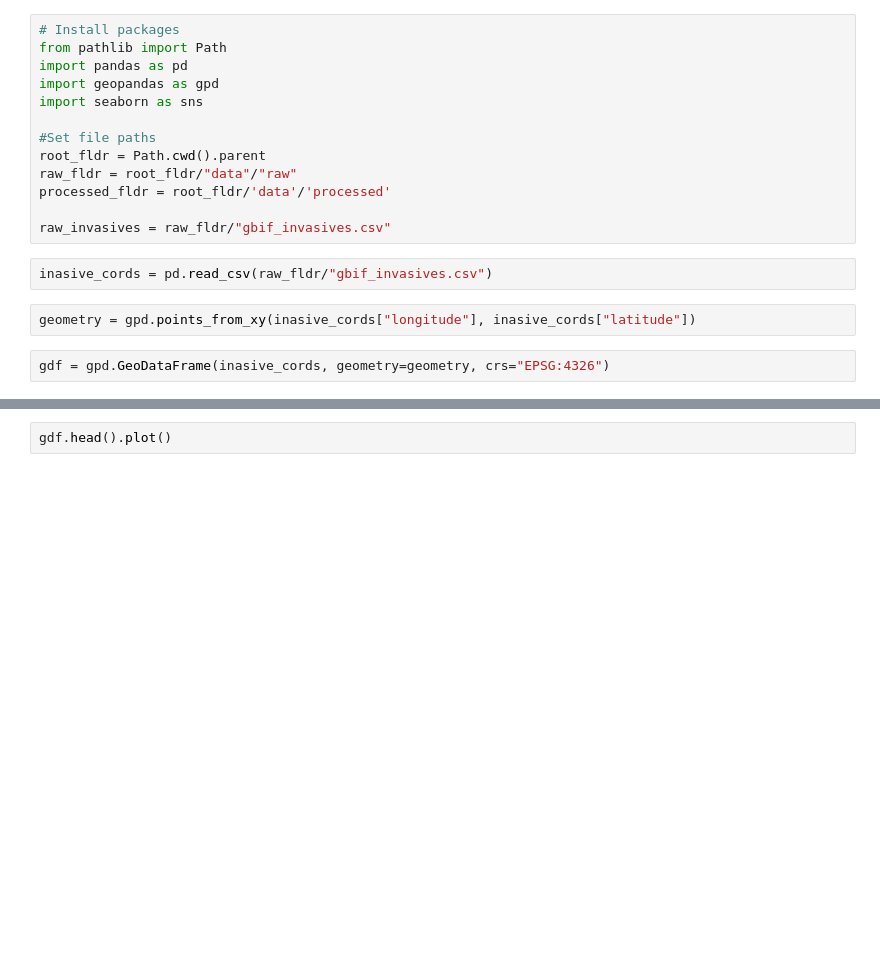
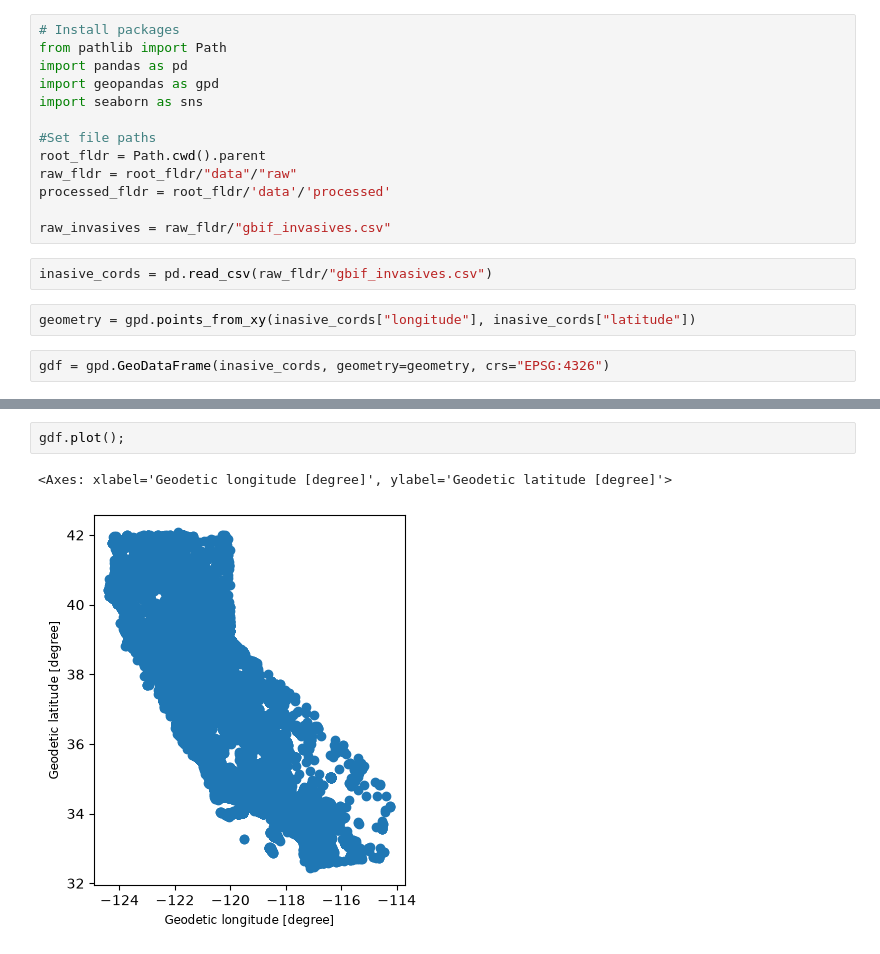
Before and after one commit to JoshG07/Goozman-Woock-Chu, a Jupyter notebook: project/invasives_cleaning.ipynb, the cells around one changed output, grey strips where cells are left out. Cells and saved outputs as stored; diff of their text form; blank space fills up the shorter version.

Commit message:
Ran invasives plot

```diff
--- a/project/invasives_cleaning.ipynb
+++ b/project/invasives_cleaning.ipynb
@@ -35,2 +30,5 @@ gdf.head()
 # %%
-gdf.head().plot()
+gdf.plot();
+# %% [output]
+<Axes: xlabel='Geodetic longitude [degree]', ylabel='Geodetic latitude [degree]'>
+[figure, added]
```
Also changed, not shown: parts of 2 cells of this notebook, 4 other files.
